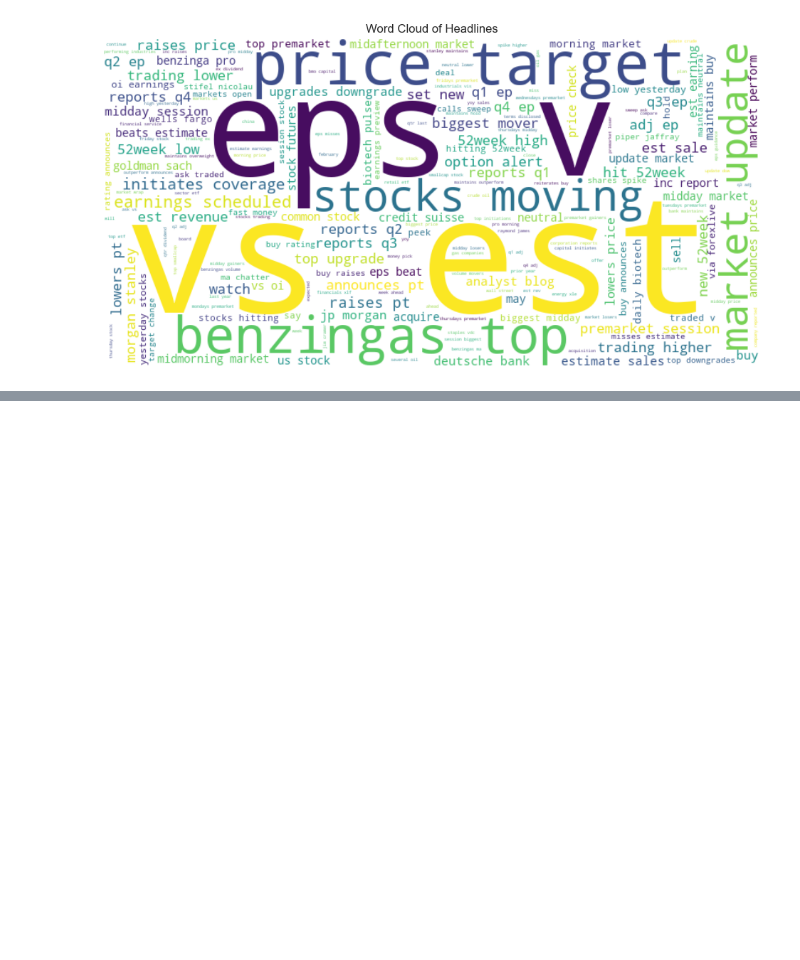
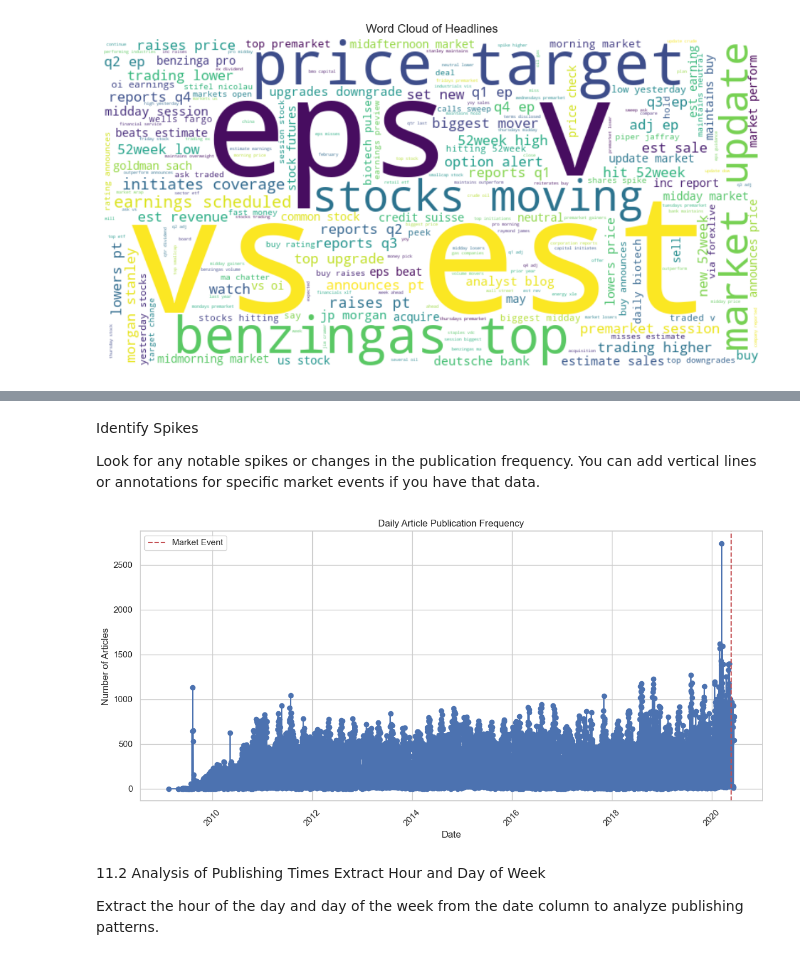
Before and after one commit to Getachew0557/Leveraging-AI-Techniques-for-Financial-News-Sentiment-Analysis-and-Stock-Prediction, a Jupyter notebook: notebooks/model.ipynb, the cells around one changed output, grey strips where cells are left out. Cells and saved outputs as stored; diff of their text form; code cells hidden in the pictures; blank space fills up the shorter version.

```diff
--- a/notebooks/model.ipynb
+++ b/notebooks/model.ipynb
@@ -519,0 +581,25 @@ plt.show()
+# %% [markdown]
+Identify Spikes
+
+Look for any notable spikes or changes in the publication frequency. You can add vertical lines or annotations for specific market events if you have that data.
+# %%
+plt.figure(figsize=(12, 6))
+plt.plot(daily_article_counts['date'], daily_article_counts['article_count'], marker='o', linestyle='-', color='b')
+plt.title('Daily Article Publication Frequency')
+plt.xlabel('Date')
+plt.ylabel('Number of Articles')
+plt.grid(True)
+plt.xticks(rotation=45)
+
+# Example: Adding a vertical line for a specific date
+plt.axvline(pd.Timestamp('2020-05-22'), color='r', linestyle='--', label='Market Event')
+plt.legend()
+plt.tight_layout()
+plt.show()
+# %% [output]
+[figure, added]
+# %% [markdown]
+11.2 Analysis of Publishing Times
+Extract Hour and Day of Week
+
+Extract the hour of the day and day of the week from the date column to analyze publishing patterns.
```
Also changed, not shown: parts of 21 cells of this notebook.
